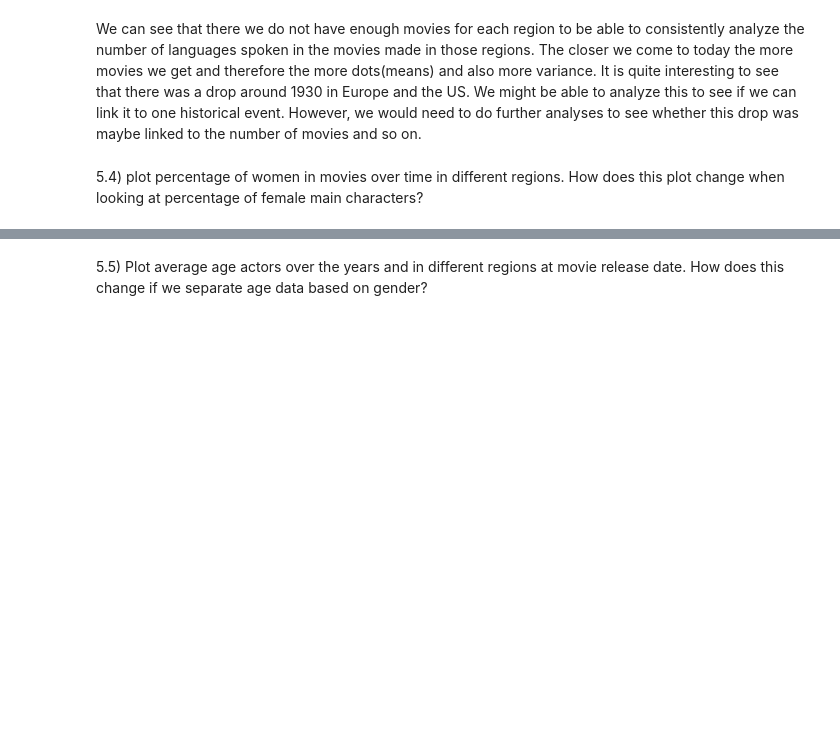
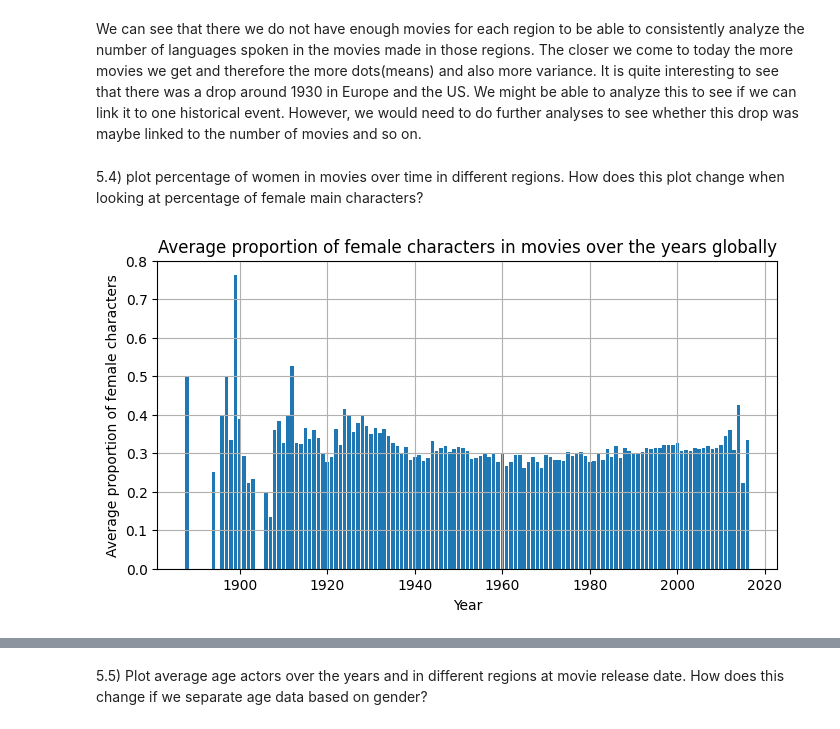
Before and after one commit to epfl-ada/ada-2023-project-onsecalme123, a Jupyter notebook: milestone2.ipynb, the cells around one changed output, grey strips where cells are left out. Drawn from its saved outputs; the diff is of its cells as text; code cells hidden in the pictures; blank space fills up the shorter version.

```diff
--- a/milestone2.ipynb
+++ b/milestone2.ipynb
@@ -1311,0 +1356,16 @@ We can see that there we do not have enough movies for each region to be able to
+# %%
+# Average proportion of female characters in movies per year globally
+
+proportion_women_per_year = character_stats_movies.groupby('date')['proportion_women'].mean()
+
+# Plotting the average proportion of female characters in movies per year
+
+plt.figure(figsize = (8, 4))
+plt.bar(proportion_women_per_year.index, proportion_women_per_year.values)
+plt.xlabel('Year')
+plt.ylabel('Average proportion of female characters')
+plt.title('Average proportion of female characters in movies over the years globally')
+plt.grid(True)
+plt.show()
+# %% [output]
+[figure, added]
```
Also changed, not shown: parts of 4 cells of this notebook.
